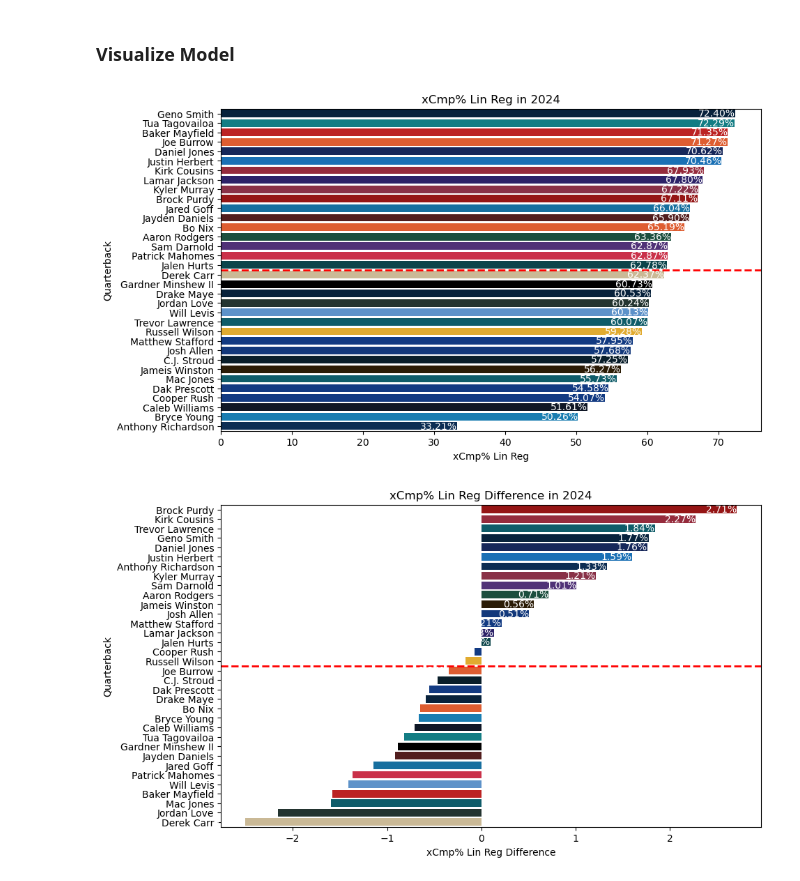
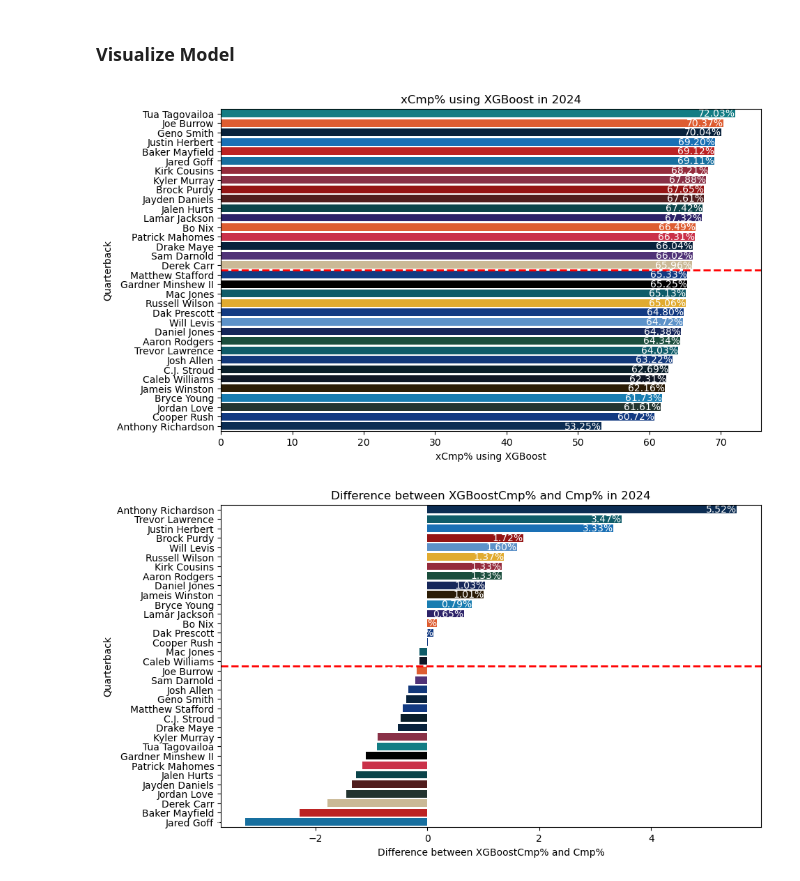
Before and after one commit to Stat-Wars/xCmp, a Jupyter notebook: xCmp.ipynb, the cells around one changed output. Cells and saved outputs as stored; diff of their text form; code cells hidden in the pictures.

```diff
--- a/xCmp.ipynb
+++ b/xCmp.ipynb
@@ -174,7 +210,3 @@ X = data_total[['pass_throwaways', 'pass_poor_throws', 'pass_on_target', 'pass_d
 y = data_total[['pass_cmp']]
 # %%
 X_train, X_test, y_train, y_test = train_test_split(X, y, test_size=0.2, random_state=42)
-# %%
-xCmpLinRegModel = LinearRegression()
-
-xCmpLinRegModel.fit(X_train, y_train)
@@ -183,2 +213,11 @@ LinearRegression()
 # %%
-y_pred = xCmpLinRegModel.predict(X_test)
+# create xgb model
+
+xgbCmp_model = XGBRegressor(
+    objective='reg:squarederror',  # for regression
+    n_estimators=50,
+    learning_rate=0.1,
+    max_depth=3,
+    tree_method='hist',
+    random_state=42
+)
@@ -190,0 +224,2 @@ Coefficients: [[ 0.007313   -0.24328416  0.70941388 -0.90911175  0.22817045]]
+# %%
+xgbCmp_model.fit(X_train, y_train)
@@ -220,9 +334,9 @@ plt.show() # No clear pattern so probably didn't overfit
 # %%
-data_total['xCmpModel'] = xCmpLinRegModel.predict(X)
+data_total['xgbCmp'] = xgbCmp_model.predict(X)
 
-data_total['xCmpPctModel'] = (data_total['xCmpModel']/data_total['xAtt']) * 100
+data_total['xgbCmpPct'] = (data_total['xgbCmp']/data_total['xAtt']) * 100
 
-data_total['xCmpPctModelDiff'] = (data_total['xCmpPctModel'] - data_total['cmpPct'])
+data_total['xgbCmpPctDiff'] = (data_total['xgbCmpPct'] - data_total['cmpPct'])
 # %% [markdown]
 # EXPORTING NEW DATAFRAMES
 # %%
@@ -291,14 +355,14 @@ cmpDiff24 = statGrapher(data[24], 'cmpPctDiff', 'xCmp% and Cmp% Difference')
 data24 = data_total[data_total['Season'] == "2024"]
 # %%
 
-xCmp24LinReg = statGrapher(data24, 'xCmpPctModel', 'xCmp% Lin Reg')
+xCmp24LinReg = statGrapher(data24, 'xgbCmpPct', 'xCmp% using XGBoost')
 # %% [output]
-[figure, old version]
+[figure, new version]
 # %%
 # 2024 xCmp% based on model
 
-xCmp24LinRegPctDiff = statGrapher(data24, 'xCmpPctModelDiff', 'xCmp% Lin Reg Difference')
+xCmp24LinRegPctDiff = statGrapher(data24, 'xgbCmpPctDiff', 'Difference between XGBoostCmp% and Cmp%')
 # %% [output]
-[figure, old version]
+[figure, new version]
 # %%
 data24.head()
```
Also changed, not shown: parts of 24 cells of this notebook.
